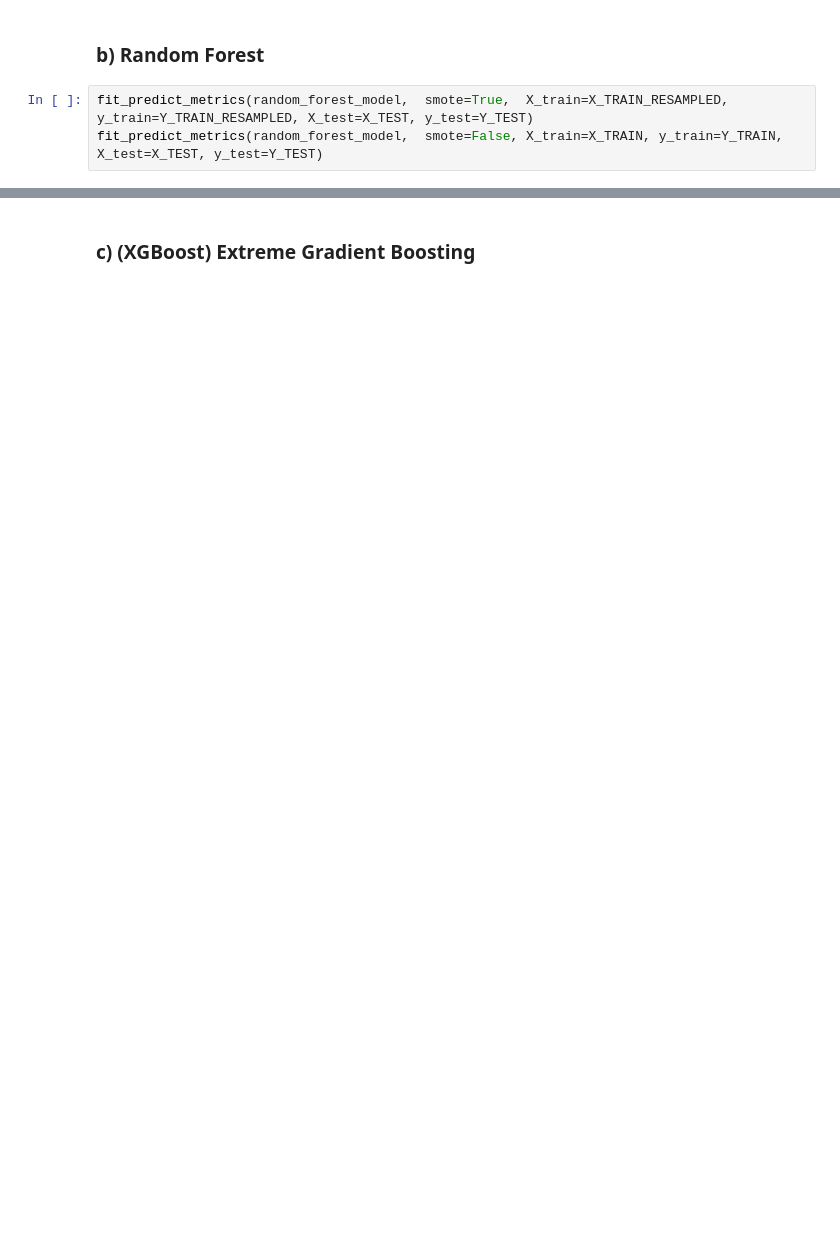
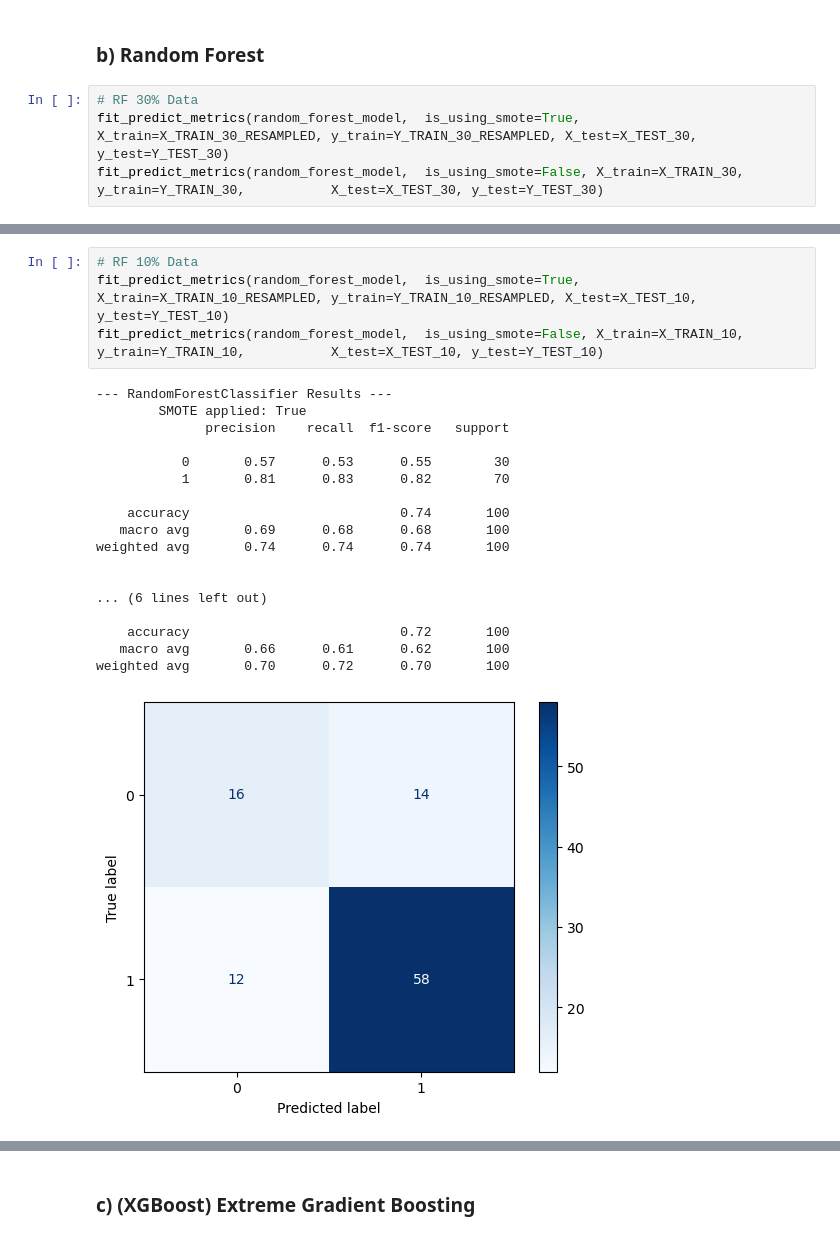
Before and after one commit to feed0/german-credit-data, a Jupyter notebook: python/src/2_fayaad_3_datamining_1_trees.ipynb, the cells around one changed output, grey strips where cells are left out. Cells and saved outputs as stored; diff of their text form; blank space fills up the shorter version.

```diff
--- a/python/src/2_fayaad_3_datamining_1_trees.ipynb
+++ b/python/src/2_fayaad_3_datamining_1_trees.ipynb
@@ -97,7 +138,8 @@ weighted avg       0.68      0.68      0.68       300
 # %% [markdown]
 ### b) Random Forest
 # %%
-fit_predict_metrics(random_forest_model,  smote=True,  X_train=X_TRAIN_RESAMPLED, y_train=Y_TRAIN_RESAMPLED, X_test=X_TEST, y_test=Y_TEST)
-fit_predict_metrics(random_forest_model,  smote=False, X_train=X_TRAIN, y_train=Y_TRAIN, X_test=X_TEST, y_test=Y_TEST)
+# RF 30% Data
+fit_predict_metrics(random_forest_model,  is_using_smote=True,  X_train=X_TRAIN_30_RESAMPLED, y_train=Y_TRAIN_30_RESAMPLED, X_test=X_TEST_30, y_test=Y_TEST_30)
+fit_predict_metrics(random_forest_model,  is_using_smote=False, X_train=X_TRAIN_30,           y_train=Y_TRAIN_30,           X_test=X_TEST_30, y_test=Y_TEST_30)
 # %% [output]
 --- RandomForestClassifier Results ---
@@ -119,3 +161,26 @@ weighted avg       0.67      0.69      0.68       300
 weighted avg       0.68      0.70      0.68       300
 [figure]
 [figure]
+# %%
+# RF 10% Data
+fit_predict_metrics(random_forest_model,  is_using_smote=True,  X_train=X_TRAIN_10_RESAMPLED, y_train=Y_TRAIN_10_RESAMPLED, X_test=X_TEST_10, y_test=Y_TEST_10)
+fit_predict_metrics(random_forest_model,  is_using_smote=False, X_train=X_TRAIN_10,           y_train=Y_TRAIN_10,           X_test=X_TEST_10, y_test=Y_TEST_10)
+# %% [output]
+--- RandomForestClassifier Results ---
+        SMOTE applied: True
+              precision    recall  f1-score   support
+
+           0       0.57      0.53      0.55        30
+           1       0.81      0.83      0.82        70
+
+    accuracy                           0.74       100
+   macro avg       0.69      0.68      0.68       100
+weighted avg       0.74      0.74      0.74       100
+
+
+... (6 lines left out)
+
+    accuracy                           0.72       100
+   macro avg       0.66      0.61      0.62       100
+weighted avg       0.70      0.72      0.70       100
+[figure, added]
```
Also changed, not shown: parts of 17 cells of this notebook, 1 other file.
